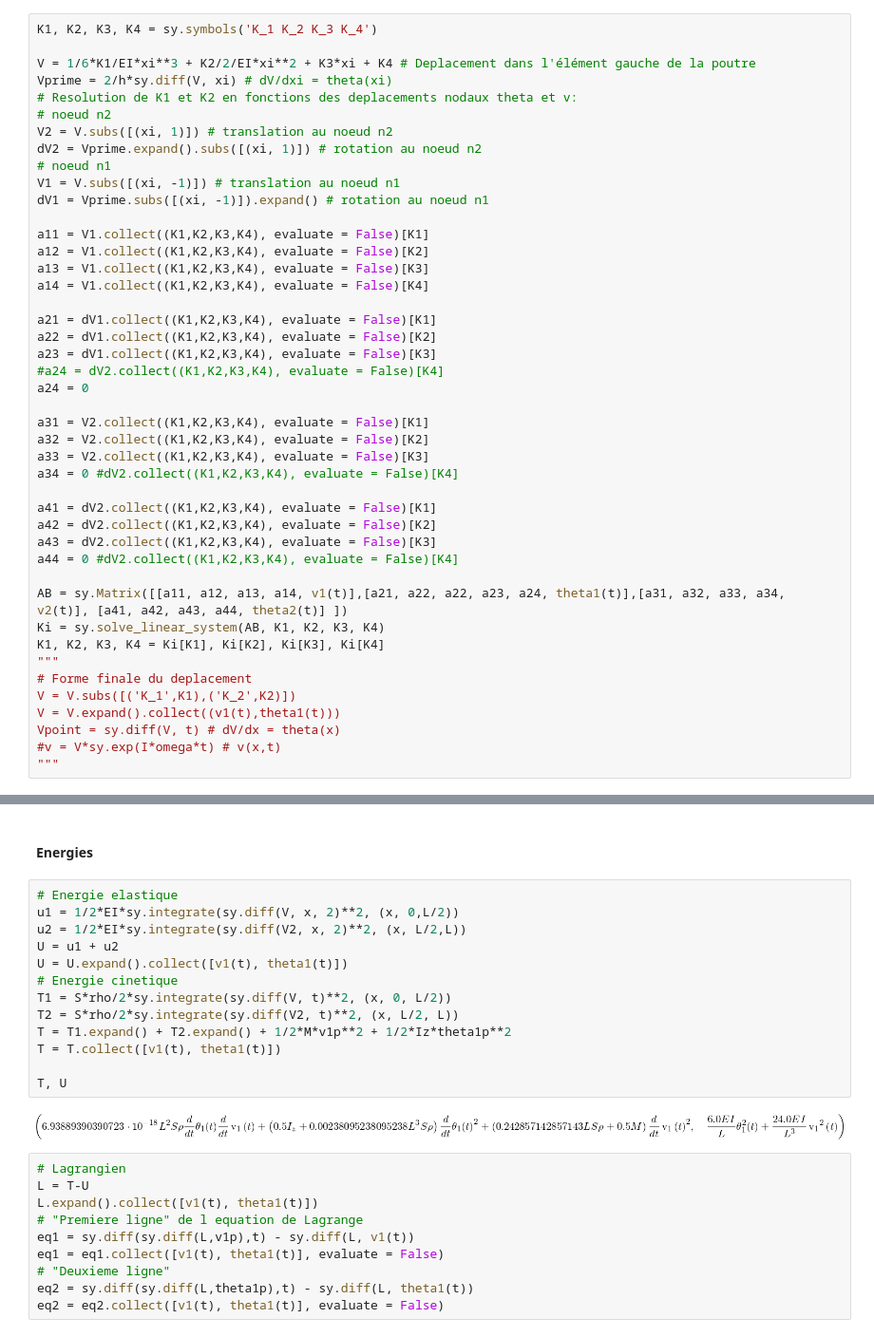
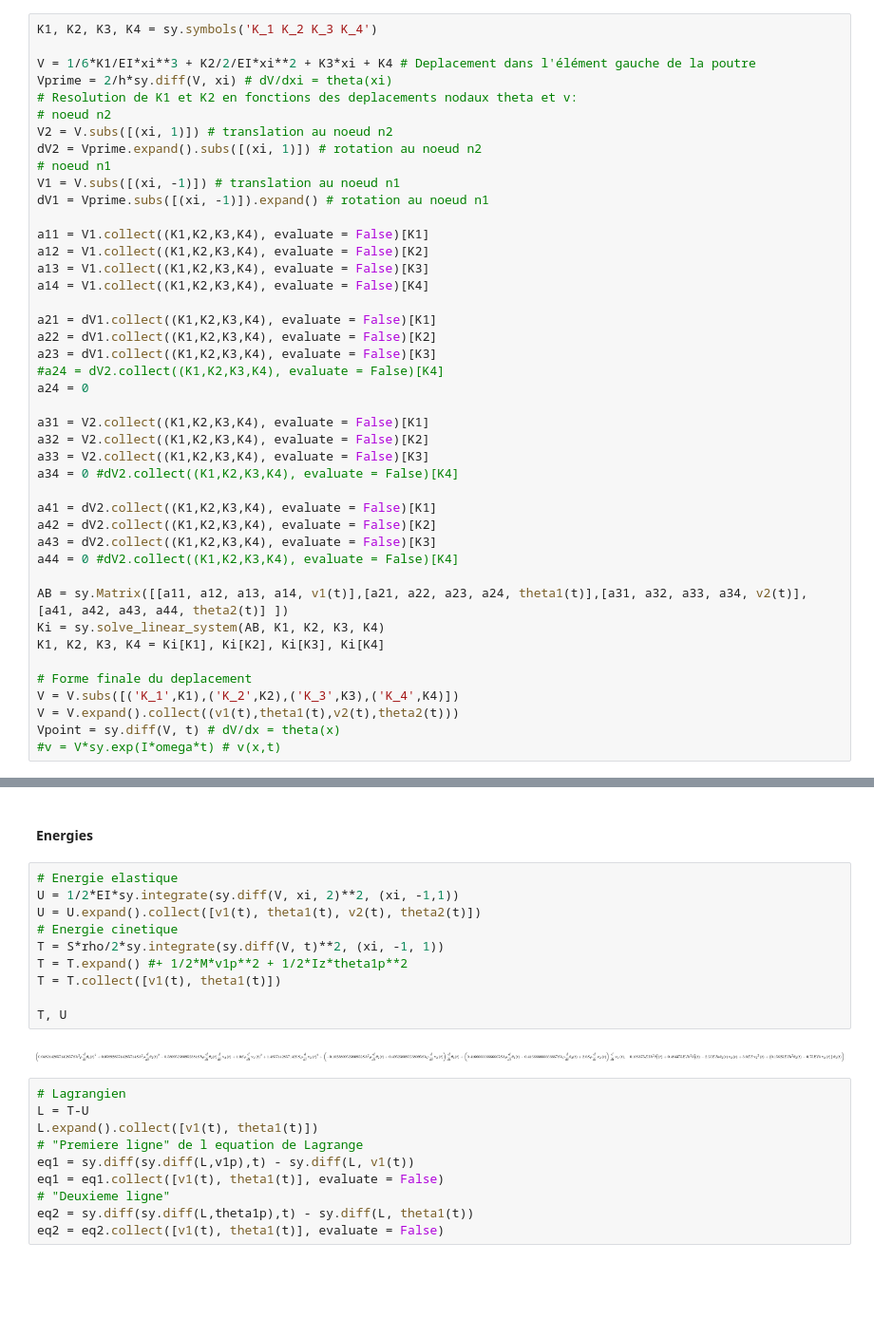
Before and after one commit to JohnMada/dm2vibration, a Jupyter notebook: codes/dm2_nddl_symb.ipynb, the cells around one changed output, grey strips where cells are left out. Shown at 95% size. Drawn from its saved outputs; the diff is of its cells as text; blank space fills up the shorter version.

```diff
--- a/codes/dm2_nddl_symb.ipynb
+++ b/codes/dm2_nddl_symb.ipynb
@@ -82,13 +82,12 @@ a42 = dV2.collect((K1,K2,K3,K4), evaluate = False)[K2]
 a43 = dV2.collect((K1,K2,K3,K4), evaluate = False)[K3]
 a44 = 0 #dV2.collect((K1,K2,K3,K4), evaluate = False)[K4]
 
-AB = sy.Matrix([[a11, a12, a13, a14, v1(t)],[a21, a22, a22, a23, a24, theta1(t)],[a31, a32, a33, a34, v2(t)], [a41, a42, a43, a44, theta2(t)] ])
+AB = sy.Matrix([[a11, a12, a13, a14, v1(t)],[a21, a22, a23, a24, theta1(t)],[a31, a32, a33, a34, v2(t)], [a41, a42, a43, a44, theta2(t)] ])
 Ki = sy.solve_linear_system(AB, K1, K2, K3, K4)
 K1, K2, K3, K4 = Ki[K1], Ki[K2], Ki[K3], Ki[K4]
-"""
+
 # Forme finale du deplacement
-V = V.subs([('K_1',K1),('K_2',K2)])
-V = V.expand().collect((v1(t),theta1(t)))
+V = V.subs([('K_1',K1),('K_2',K2),('K_3',K3),('K_4',K4)])
+V = V.expand().collect((v1(t),theta1(t),v2(t),theta2(t)))
 Vpoint = sy.diff(V, t) # dV/dx = theta(x)
 #v = V*sy.exp(I*omega*t) # v(x,t)
-"""
@@ -121,19 +110,16 @@ Mtot.expand().collect((v1(t),theta1(t))), K1.expand()+C1.expand()
 #### Energies
 # %%
 # Energie elastique
-u1 = 1/2*EI*sy.integrate(sy.diff(V, x, 2)**2, (x, 0,L/2))
-u2 = 1/2*EI*sy.integrate(sy.diff(V2, x, 2)**2, (x, L/2,L))
-U = u1 + u2
-U = U.expand().collect([v1(t), theta1(t)])
+U = 1/2*EI*sy.integrate(sy.diff(V, xi, 2)**2, (xi, -1,1))
+U = U.expand().collect([v1(t), theta1(t), v2(t), theta2(t)])
 # Energie cinetique
-T1 = S*rho/2*sy.integrate(sy.diff(V, t)**2, (x, 0, L/2))
-T2 = S*rho/2*sy.integrate(sy.diff(V2, t)**2, (x, L/2, L))
-T = T1.expand() + T2.expand() + 1/2*M*v1p**2 + 1/2*Iz*theta1p**2
+T = S*rho/2*sy.integrate(sy.diff(V, t)**2, (xi, -1, 1))
+T = T.expand() #+ 1/2*M*v1p**2 + 1/2*Iz*theta1p**2
 T = T.collect([v1(t), theta1(t)])
 
 T, U
 # %% [output]
-[figure, old version]
+[figure, new version]
 # %%
 # Lagrangien
 L = T-U
```
Also changed, not shown: parts of 6 cells of this notebook.
